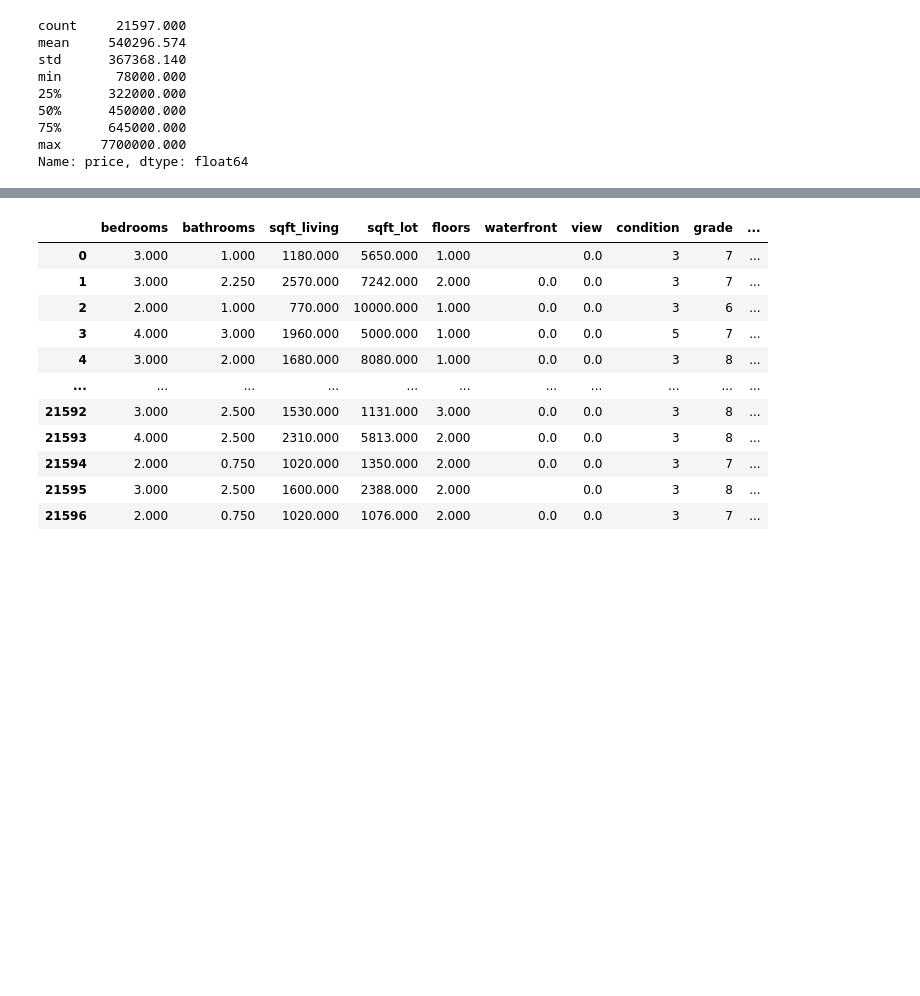
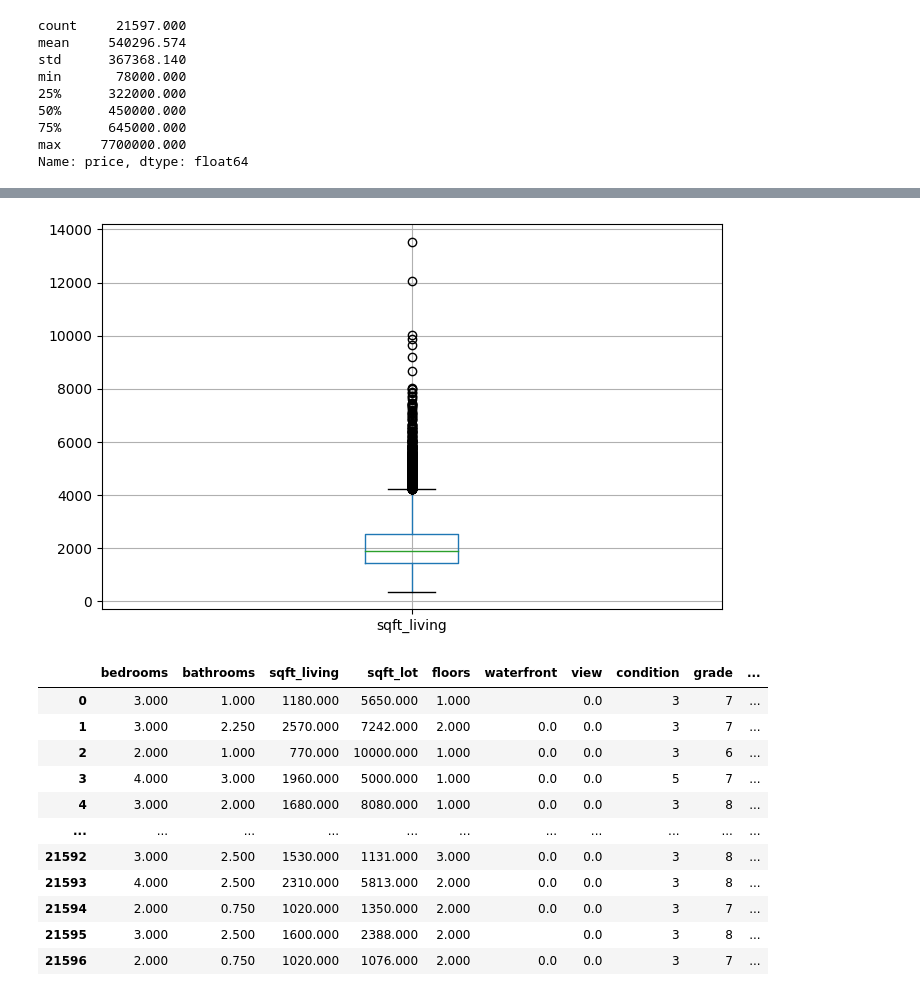
Before and after one commit to eockfen/EDA_King_County_home_sales, a Jupyter notebook: EDA.ipynb, the cells around one changed output, grey strips where cells are left out. Saved outputs shown, nothing was run; the diff lists cells and outputs as text; code cells hidden in the pictures; blank space fills up the shorter version.

```diff
--- a/EDA.ipynb
+++ b/EDA.ipynb
@@ -283,3 +260,8 @@ Name: price, dtype: float64
+# %%
+df.boxplot(column = 'sqft_living')
+plt.show()
+# %% [output]
+[figure, added]
 # %%
 # price development over year
 
```
Also changed, not shown: parts of 55 cells of this notebook.
